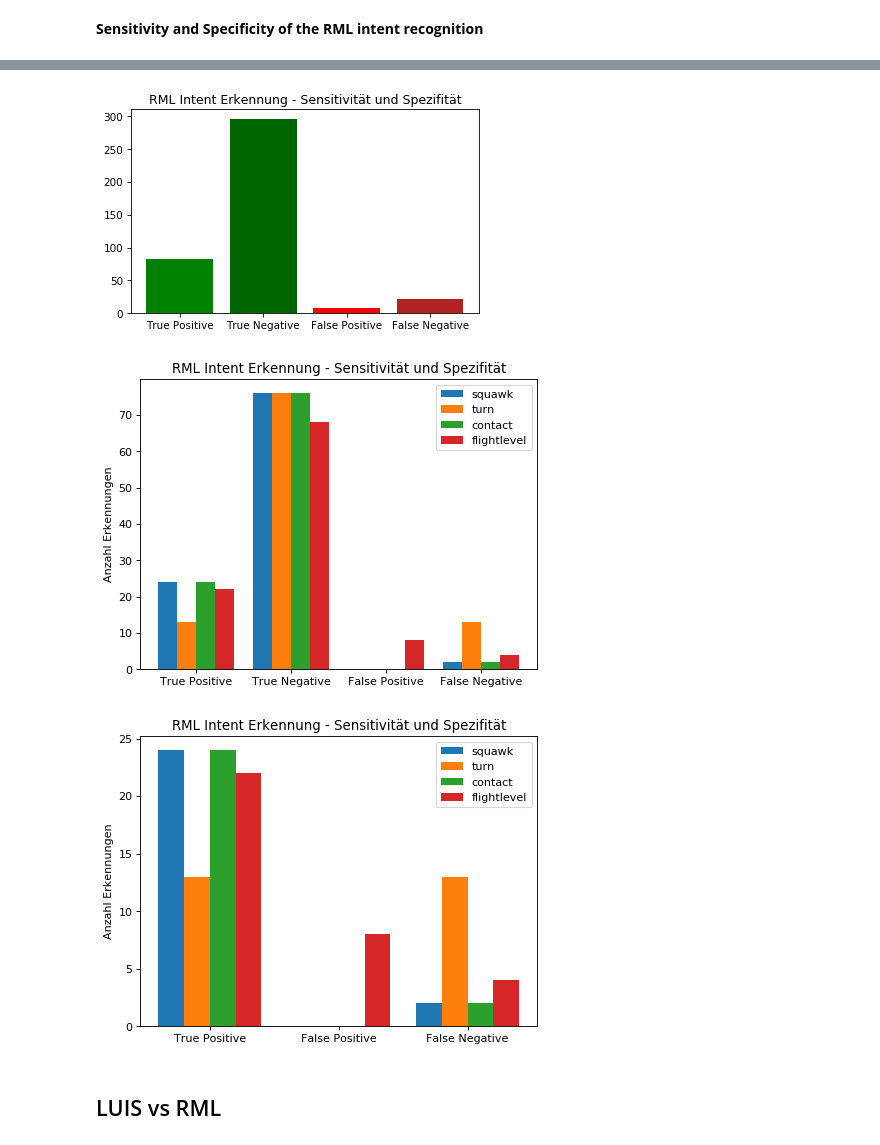
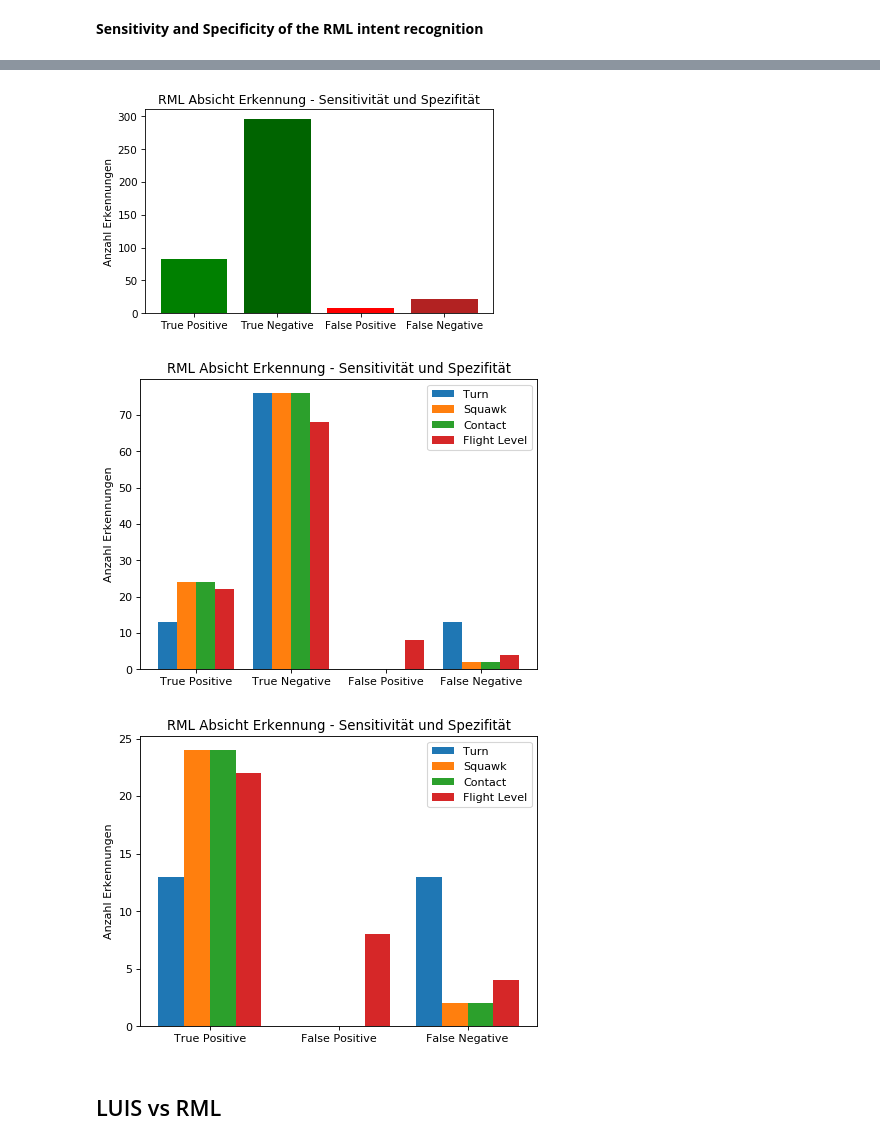
Before and after one commit to vettaioa/FluLoS-Code, a Jupyter notebook: calculation/context/ContextErrorRate.ipynb, the cells around one changed output, grey strips where cells are left out. Drawn from its saved outputs; the diff is of its cells as text; code cells hidden in the pictures.

```diff
--- a/calculation/context/ContextErrorRate.ipynb
+++ b/calculation/context/ContextErrorRate.ipynb
@@ -425,10 +546,10 @@ width = 0.2
 
 for i in range(len(luisPerIntentResults['intent'])):
     intentValues = [luisPerIntentResults[c][i] for c in ['truepos','falsepos','falseneg']]
-    plt.bar(ind + (width * i), intentValues, width, label=luisPerIntentResults['intent'][i])
+    plt.bar(ind + (width * i), intentValues, width, label=intentLabels[luisPerIntentResults['intent'][i]])
 
 plt.ylabel('Anzahl Erkennungen')
-plt.title('LUIS Intent Recognition Sensitivity and Specificity')
+plt.title('LUIS Absicht Recognition Sensitivity and Specificity')
 
 plt.xticks(ind + 1.5 * width, ('True Positive', 'False Positive', 'False Negative'))
 plt.legend(loc='best')
@@ -538,10 +663,10 @@ width = 0.2
 
 for i in range(len(intents)):
     intentValues = [luisVsPerIntentResults[v]['scoreAvg'][i] for v in dataLuisVs.versions]
-    plt.bar(ind + (width * i), intentValues, width, label=intents[i])
+    plt.bar(ind + (width * i), intentValues, width, label=intentLabels[intents[i]])
 
 plt.ylabel('Durchschnittlicher Score')
-plt.title('LUIS Intent Erkennung - Versionsvergleich')
+plt.title('LUIS Absicht Erkennung - Versionsvergleich')
 
 plt.xticks(ind + 1.5 * width, [v for v in dataLuisVs.versions])
 plt.legend(loc='best')
@@ -586,6 +711,11 @@ rmlCallsignResults = {
     'flightNumerOnly': 0,
     'airlineOnly': 0,
     'allInvalid': 0,
+}
+
+rmlCallSignDistance = {
+    'airline': {},
+    'flightNumber': {},
 }
 
 # valid:   alle Intents einer Message wurden korrekt erkannt
@@ -627,6 +757,10 @@ for rec in data.datarecords:
     else:
         rmlCallsignResults['allInvalid'] += 1
 
+    key = str(int(rmlAirlineLevenshtein)) if rmlAirlineLevenshtein is not None else 'invalid'
+    rmlCallSignDistance['airline'][key] = rmlCallSignDistance['airline'].get(key, 0) + 1
+    key = str(int(rmlFlightnrLevenshtein)) if rmlFlightnrLevenshtein is not None else 'invalid'
+    rmlCallSignDistance['flightNumber'][key] = rmlCallSignDistance['flightNumber'].get(key, 0) + 1
 
     # set rmlIntentResults
     rmlIntentResults['valid' if rmlIntentsValid else 'invalid'][0] += 1
@@ -765,12 +971,13 @@ colors = ['green',  'darkgreen', 'red', 'firebrick']
 values = [sum(rmlPerIntentResults[c]) for c in ['truepos','trueneg','falsepos','falseneg']]
 
 
-plt.title('RML Intent Erkennung - Sensitivität und Spezifität')
+plt.title('RML Absicht Erkennung - Sensitivität und Spezifität')
+plt.ylabel('Anzahl Erkennungen')
 
 plt.bar(labels, values, color=colors)
 plt.show()
 # %% [output]
-[figure, old version]
+[figure, new version]
 # %%
 plt.figure(figsize=(6.4, 4.8), dpi=80)
 plt.subplot()
@@ -782,37 +989,37 @@ width = 0.2
 
 for i in range(len(rmlPerIntentResults['intent'])):
     intentValues = [rmlPerIntentResults[c][i] for c in ['truepos','trueneg','falsepos','falseneg']]
-    plt.bar(ind + (width * i), intentValues, width, label=rmlPerIntentResults['intent'][i])
+    plt.bar(ind + (width * i), intentValues, width, label=intentLabels[rmlPerIntentResults['intent'][i]])
 
 plt.ylabel('Anzahl Erkennungen')
-plt.title('RML Intent Erkennung - Sensitivität und Spezifität')
+plt.title('RML Absicht Erkennung - Sensitivität und Spezifität')
 
 plt.xticks(ind + 1.5 * width, ('True Positive', 'True Negative', 'False Positive', 'False Negative'))
 plt.legend(loc='best')
 plt.show()
 # %% [output]
-[figure, old version]
+[figure, new version]
 # %%
 plt.figure(figsize=(6.4, 4.8), dpi=80)
 plt.subplot()
 
 N = 3
 
 ind = np.arange(N)
 width = 0.2
 
 for i in range(len(rmlPerIntentResults['intent'])):
     intentValues = [rmlPerIntentResults[c][i] for c in ['truepos','falsepos','falseneg']]
-    plt.bar(ind + (width * i), intentValues, width, label=rmlPerIntentResults['intent'][i])
+    plt.bar(ind + (width * i), intentValues, width, label=intentLabels[rmlPerIntentResults['intent'][i]])
 
 plt.ylabel('Anzahl Erkennungen')
-plt.title('RML Intent Erkennung - Sensitivität und Spezifität')
+plt.title('RML Absicht Erkennung - Sensitivität und Spezifität')
 
 plt.xticks(ind + 1.5 * width, ('True Positive', 'False Positive', 'False Negative'))
 plt.legend(loc='best')
 plt.show()
 # %% [output]
-[figure, old version]
+[figure, new version]
 # %%
 #plt.figure(figsize=(6.4, 4.8), dpi=80)
 #plt.subplot()
```
Also changed, not shown: parts of 36 cells of this notebook.
